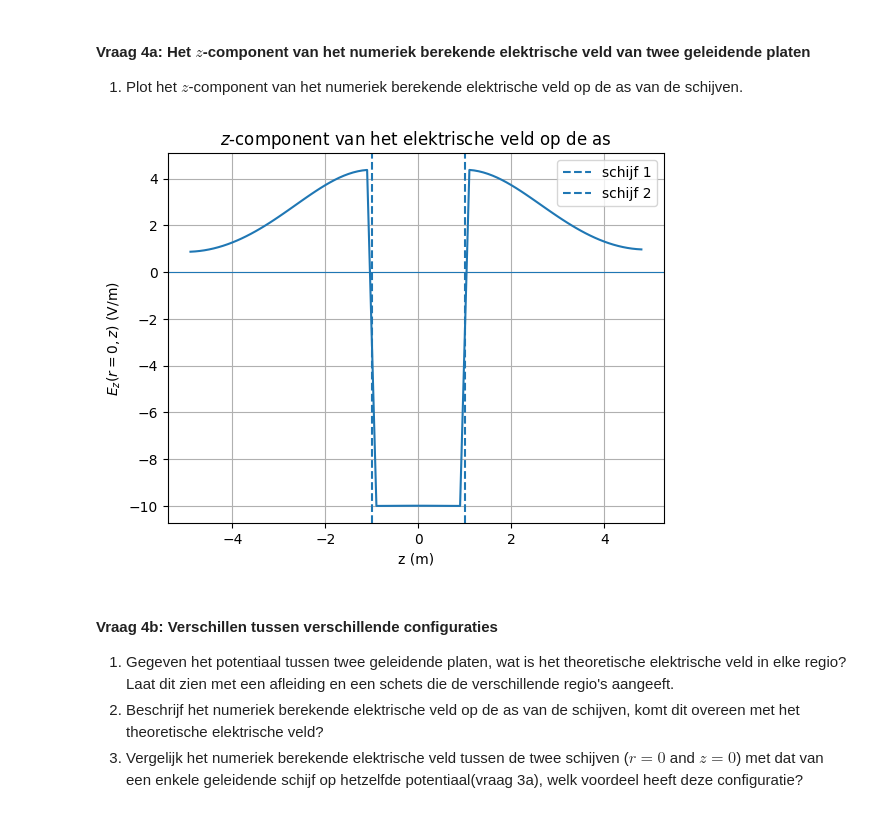
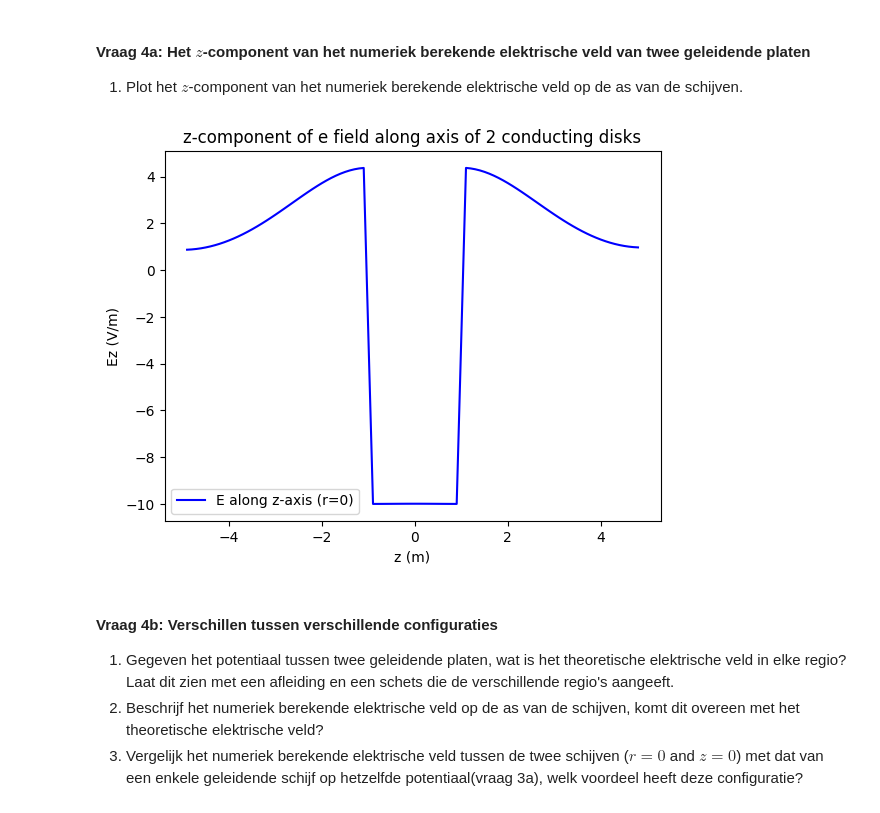
Before and after one commit to FS314159265358979323846264338/opdrachten-DEF-D, a Jupyter notebook: DigitaleOntwerpopdrachten/1CondensatorOpdracht/CondensatorOntwerpopdracht.ipynb, the cells around one changed output. Drawn from its saved outputs; the diff is of its cells as text; code cells hidden in the pictures.

```diff
--- a/DigitaleOntwerpopdrachten/1CondensatorOpdracht/CondensatorOntwerpopdracht.ipynb
+++ b/DigitaleOntwerpopdrachten/1CondensatorOpdracht/CondensatorOntwerpopdracht.ipynb
@@ -619,29 +504,17 @@ plot_results_disk(Ez, Er, normE, V, r, z, grid_step, disk_radius, z_pos_disk1, z
 
 1. Plot het $z$-component van het numeriek berekende elektrische veld op de as van de schijven.
 # %%
-import numpy as np
-import matplotlib.pyplot as plt
-
-# --- Ez op de as (r = 0) uit het potentiaal V ---
-# Neem aan dat r[0] = 0 en V[:, 0] dus de as is.
-Ez_axis = -(V[2:, 0] - V[:-2, 0]) / (2 * grid_step)   # centered diff in z
-z_axis = z[1:-1]                                      # bijpassende z-waarden
-
-# --- Plot ---
+Ez_axis = Ez[:,0] # Ez op de z-as, met index 0 (waar r 0 is).
+z_axis = z_for_E
 plt.figure()
-plt.plot(z_axis, Ez_axis)
-plt.axvline(z_pos_disk1, linestyle='--', label='schijf 1')
-plt.axvline(z_pos_disk2, linestyle='--', label='schijf 2')
-plt.axhline(0, linewidth=0.8)
-
+plt.plot(z_axis,Ez_axis,'b-', label='E along z-axis (r=0)')
 plt.xlabel('z (m)')
-plt.ylabel(r'$E_z(r=0, z)$ (V/m)')
-plt.title(r'$z$-component van het elektrische veld op de as')
+plt.ylabel('Ez (V/m)')
+plt.title('z-component of e field along axis of 2 conducting disks')
 plt.legend()
-plt.grid(True)
 plt.show()
 # %% [output]
-[figure, old version]
+[figure, new version]
 # %% [markdown]
 #### Vraag 4b: Verschillen tussen verschillende configuraties
 
```
Also changed, not shown: parts of 13 cells of this notebook, 2 other files.
